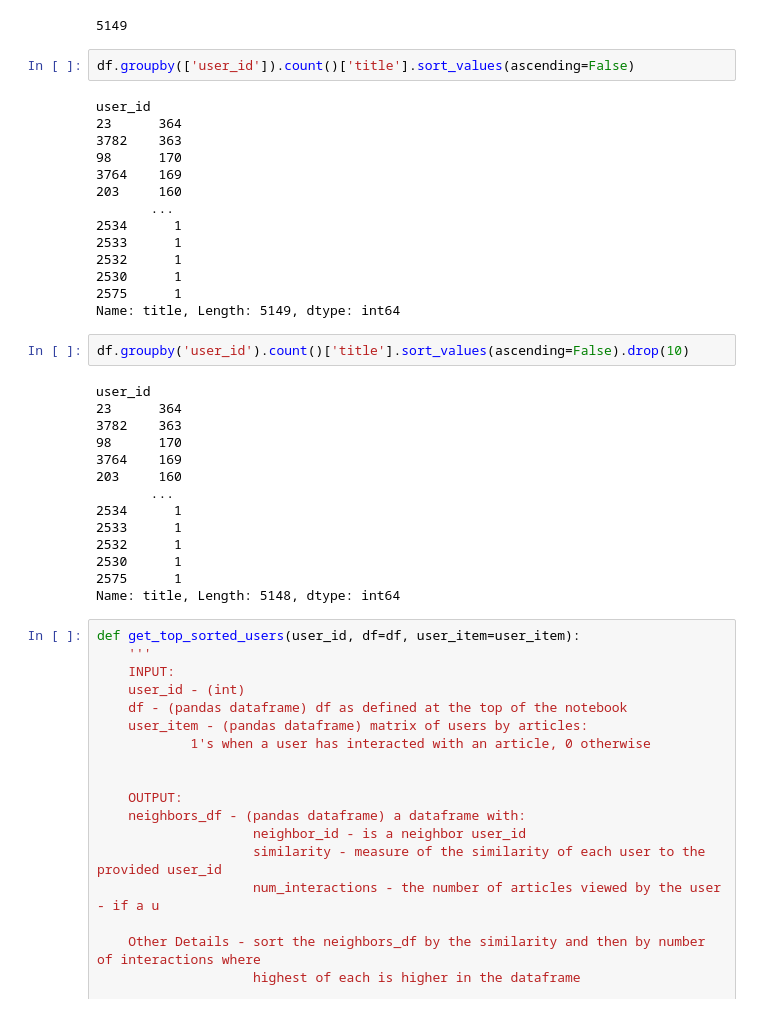
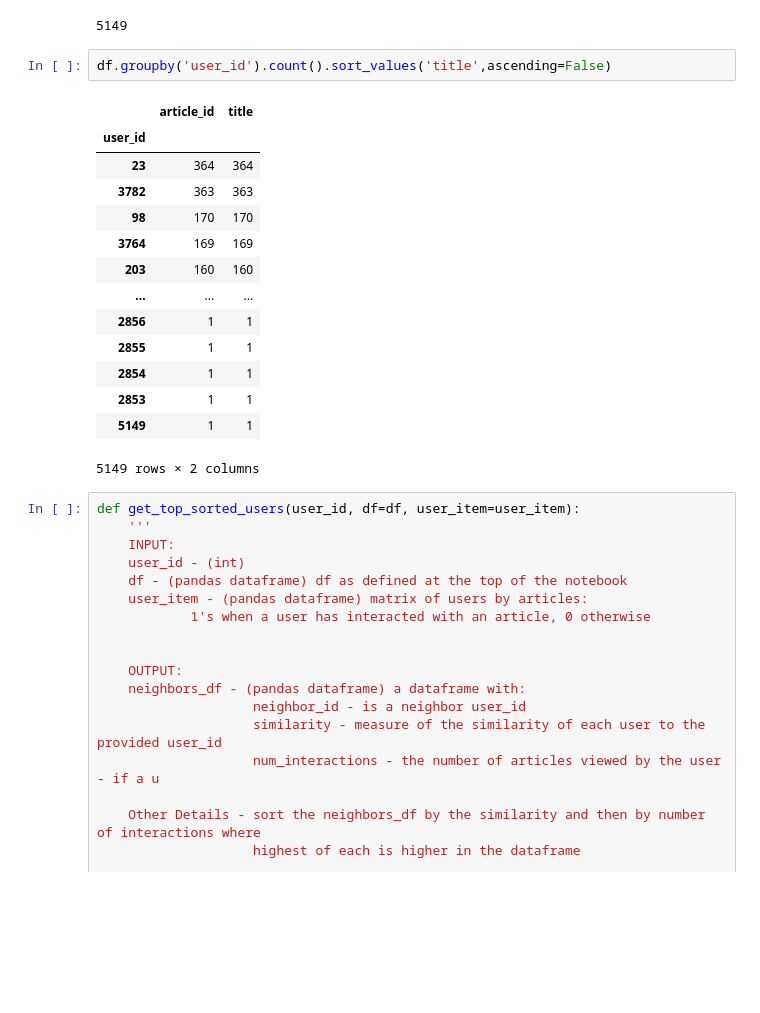
Before and after one commit to wythe0513/Recommendations, a Jupyter notebook: Recommendations_with_IBM.ipynb, the cells around one changed output. Drawn from its saved outputs; the diff is of its cells as text; blank space fills up the shorter version.

```diff
--- a/Recommendations_with_IBM.ipynb
+++ b/Recommendations_with_IBM.ipynb
@@ -630,37 +630,22 @@ user_sim.shape[0]
 # %% [output]
 5149
 # %%
-df.groupby(['user_id']).count()['title'].sort_values(ascending=False)
+df.groupby('user_id').count().sort_values('title',ascending=False)
 # %% [output]
+|  | article_id | title |
+| user_id |  |  |
+| 23 | 364 | 364 |
+| 3782 | 363 | 363 |
+| 98 | 170 | 170 |
+| 3764 | 169 | 169 |
+| 203 | 160 | 160 |
+| ... | ... | ... |
+| 2856 | 1 | 1 |
+| 2855 | 1 | 1 |
+| 2854 | 1 | 1 |
+| 2853 | 1 | 1 |
+| 5149 | 1 | 1 |
-user_id
-23      364
-3782    363
-98      170
-3764    169
-203     160
-       ...
-2534      1
-2533      1
-2532      1
-2530      1
-2575      1
-Name: title, Length: 5149, dtype: int64
+5149 rows × 2 columns
-# %%
-df.groupby('user_id').count()['title'].sort_values(ascending=False).drop(10)
-# %% [output]
-user_id
-23      364
-3782    363
-98      170
-3764    169
-203     160
-       ...
-2534      1
-2533      1
-2532      1
-2530      1
-2575      1
-Name: title, Length: 5148, dtype: int64
 # %%
 def get_top_sorted_users(user_id, df=df, user_item=user_item):
     '''
```
Also changed, not shown: parts of 34 cells of this notebook, 1 other file.
